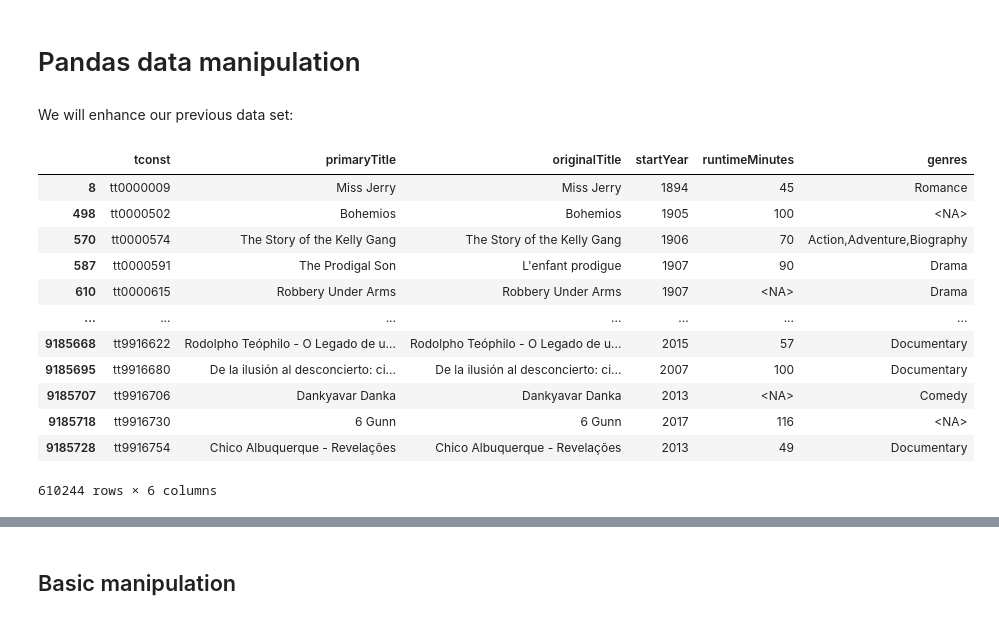
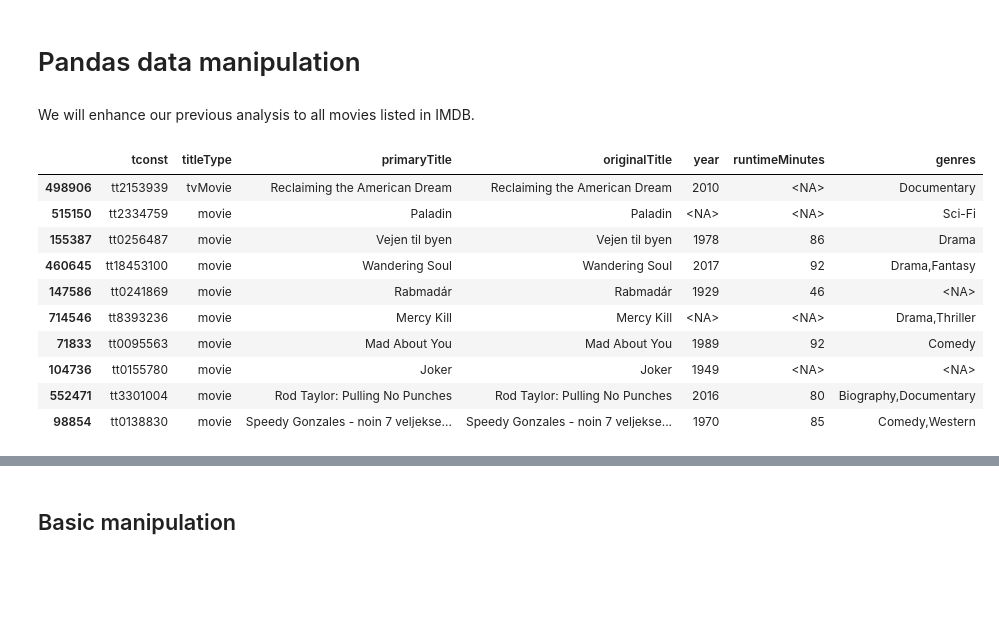
Before and after one commit to janpipek/pandas-watching-movies, a Jupyter notebook: notebooks/pandas-data-manipulation.ipynb, the cells around one changed output, grey strips where cells are left out. Cells and saved outputs as stored; diff of their text form; code cells hidden in the pictures; blank space fills up the shorter version.

```diff
--- a/notebooks/pandas-data-manipulation.ipynb
+++ b/notebooks/pandas-data-manipulation.ipynb
@@ -6,21 +6,19 @@ import pandas as pd
 # This allows
 from solutions import run_solution, show_solution
 # %% [markdown]
-We will enhance our previous data set:
+We will enhance our previous analysis to all movies listed in IMDB.
 # %%
 movie_titles = pd.read_parquet("../data/imdb_movie_titles.parquet")
-movie_titles
+movie_titles.sample(10)
 # %% [output]
-|  | tconst | primaryTitle | originalTitle | startYear | runtimeMinutes | genres |
-| 8 | tt0000009 | Miss Jerry | Miss Jerry | 1894 | 45 | Romance |
-| 498 | tt0000502 | Bohemios | Bohemios | 1905 | 100 | <NA> |
-| 570 | tt0000574 | The Story of the Kelly Gang | The Story of the Kelly Gang | 1906 | 70 | Action,Adventure,Biography |
-| 587 | tt0000591 | The Prodigal Son | L'enfant prodigue | 1907 | 90 | Drama |
-| 610 | tt0000615 | Robbery Under Arms | Robbery Under Arms | 1907 | <NA> | Drama |
-| ... | ... | ... | ... | ... | ... | ... |
-| 9185668 | tt9916622 | Rodolpho Teóphilo - O Legado de u... | Rodolpho Teóphilo - O Legado de u... | 2015 | 57 | Documentary |
-| 9185695 | tt9916680 | De la ilusión al desconcierto: ci... | De la ilusión al desconcierto: ci... | 2007 | 100 | Documentary |
-| 9185707 | tt9916706 | Dankyavar Danka | Dankyavar Danka | 2013 | <NA> | Comedy |
-| 9185718 | tt9916730 | 6 Gunn | 6 Gunn | 2017 | 116 | <NA> |
-| 9185728 | tt9916754 | Chico Albuquerque - Revelações | Chico Albuquerque - Revelações | 2013 | 49 | Documentary |
+|  | tconst | titleType | primaryTitle | originalTitle | year | runtimeMinutes | genres |
+| 498906 | tt2153939 | tvMovie | Reclaiming the American Dream | Reclaiming the American Dream | 2010 | <NA> | Documentary |
+| 515150 | tt2334759 | movie | Paladin | Paladin | <NA> | <NA> | Sci-Fi |
+| 155387 | tt0256487 | movie | Vejen til byen | Vejen til byen | 1978 | 86 | Drama |
+| 460645 | tt18453100 | movie | Wandering Soul | Wandering Soul | 2017 | 92 | Drama,Fantasy |
+| 147586 | tt0241869 | movie | Rabmadár | Rabmadár | 1929 | 46 | <NA> |
+| 714546 | tt8393236 | movie | Mercy Kill | Mercy Kill | <NA> | <NA> | Drama,Thriller |
+| 71833 | tt0095563 | movie | Mad About You | Mad About You | 1989 | 92 | Comedy |
+| 104736 | tt0155780 | movie | Joker | Joker | 1949 | <NA> | <NA> |
+| 552471 | tt3301004 | movie | Rod Taylor: Pulling No Punches | Rod Taylor: Pulling No Punches | 2016 | 80 | Biography,Documentary |
+| 98854 | tt0138830 | movie | Speedy Gonzales - noin 7 veljekse... | Speedy Gonzales - noin 7 veljekse... | 1970 | 85 | Comedy,Western |
-610244 rows × 6 columns
```
Also changed, not shown: parts of 15 cells of this notebook, 2 other files.
